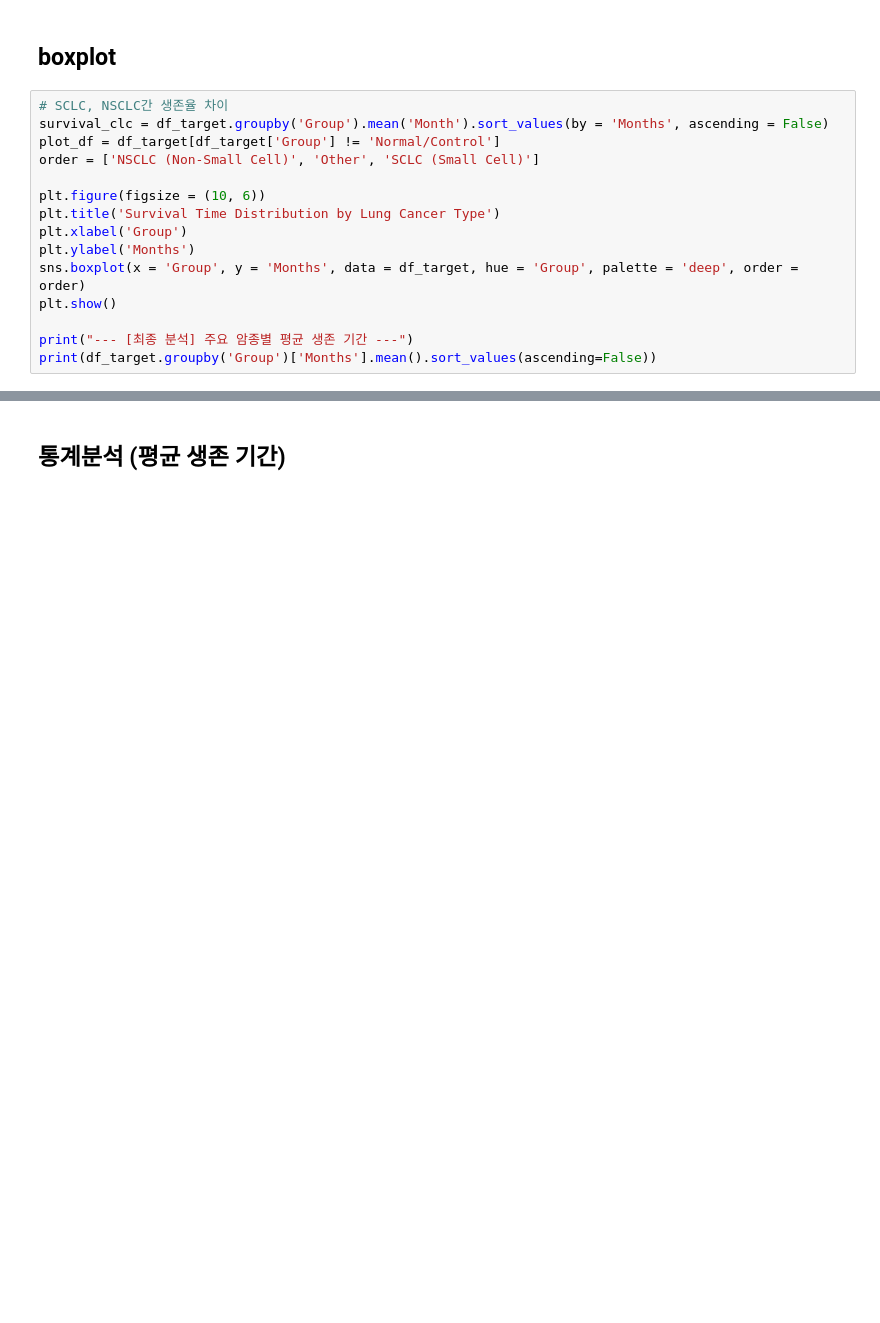
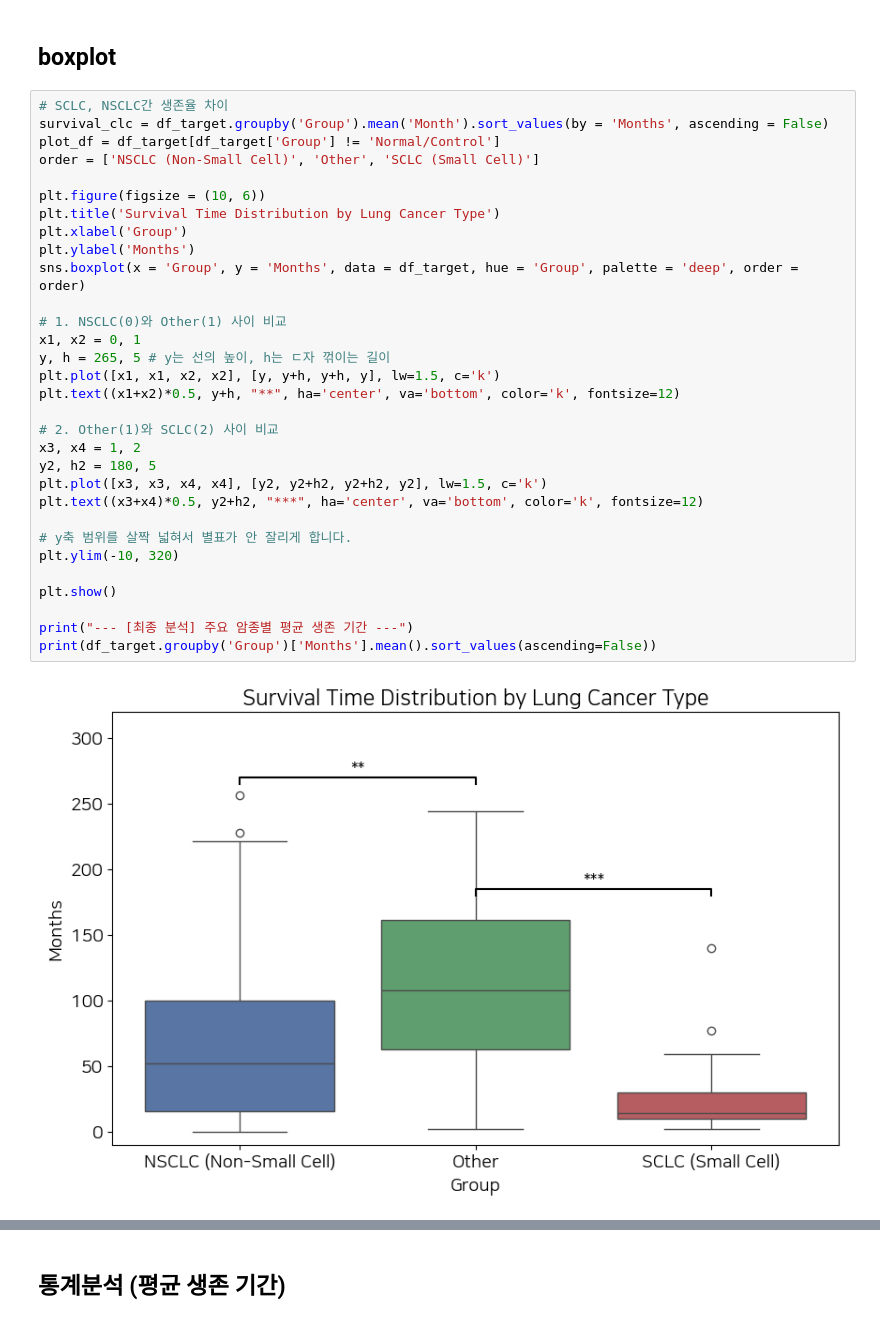
Before and after one commit to koreanraichu/Python, a Jupyter notebook: Jupyter file/Project/EDA/99_Lung cancer.ipynb, the cells around one changed output, grey strips where cells are left out. Cells and saved outputs as stored; diff of their text form; blank space fills up the shorter version.

```diff
--- a/Jupyter file/Project/EDA/99_Lung cancer.ipynb
+++ b/Jupyter file/Project/EDA/99_Lung cancer.ipynb
@@ -108,15 +166,33 @@ print(df_target['Group'].value_counts())
 # %%
 # SCLC, NSCLC간 생존율 차이
 survival_clc = df_target.groupby('Group').mean('Month').sort_values(by = 'Months', ascending = False)
 plot_df = df_target[df_target['Group'] != 'Normal/Control']
 order = ['NSCLC (Non-Small Cell)', 'Other', 'SCLC (Small Cell)']
 
 plt.figure(figsize = (10, 6))
 plt.title('Survival Time Distribution by Lung Cancer Type')
 plt.xlabel('Group')
 plt.ylabel('Months')
 sns.boxplot(x = 'Group', y = 'Months', data = df_target, hue = 'Group', palette = 'deep', order = order)
+
+# 1. NSCLC(0)와 Other(1) 사이 비교
+x1, x2 = 0, 1
+y, h = 265, 5 # y는 선의 높이, h는 ㄷ자 꺾이는 길이
+plt.plot([x1, x1, x2, x2], [y, y+h, y+h, y], lw=1.5, c='k')
+plt.text((x1+x2)*0.5, y+h, "**", ha='center', va='bottom', color='k', fontsize=12)
+
+# 2. Other(1)와 SCLC(2) 사이 비교
+x3, x4 = 1, 2
+y2, h2 = 180, 5
+plt.plot([x3, x3, x4, x4], [y2, y2+h2, y2+h2, y2], lw=1.5, c='k')
+plt.text((x3+x4)*0.5, y2+h2, "***", ha='center', va='bottom', color='k', fontsize=12)
+
+# y축 범위를 살짝 넓혀서 별표가 안 잘리게 합니다.
+plt.ylim(-10, 320)
+
 plt.show()
 
 print("--- [최종 분석] 주요 암종별 평균 생존 기간 ---")
 print(df_target.groupby('Group')['Months'].mean().sort_values(ascending=False))
+# %% [output]
+[figure, added]
```
Also changed, not shown: parts of 27 cells of this notebook, 1 other file.
